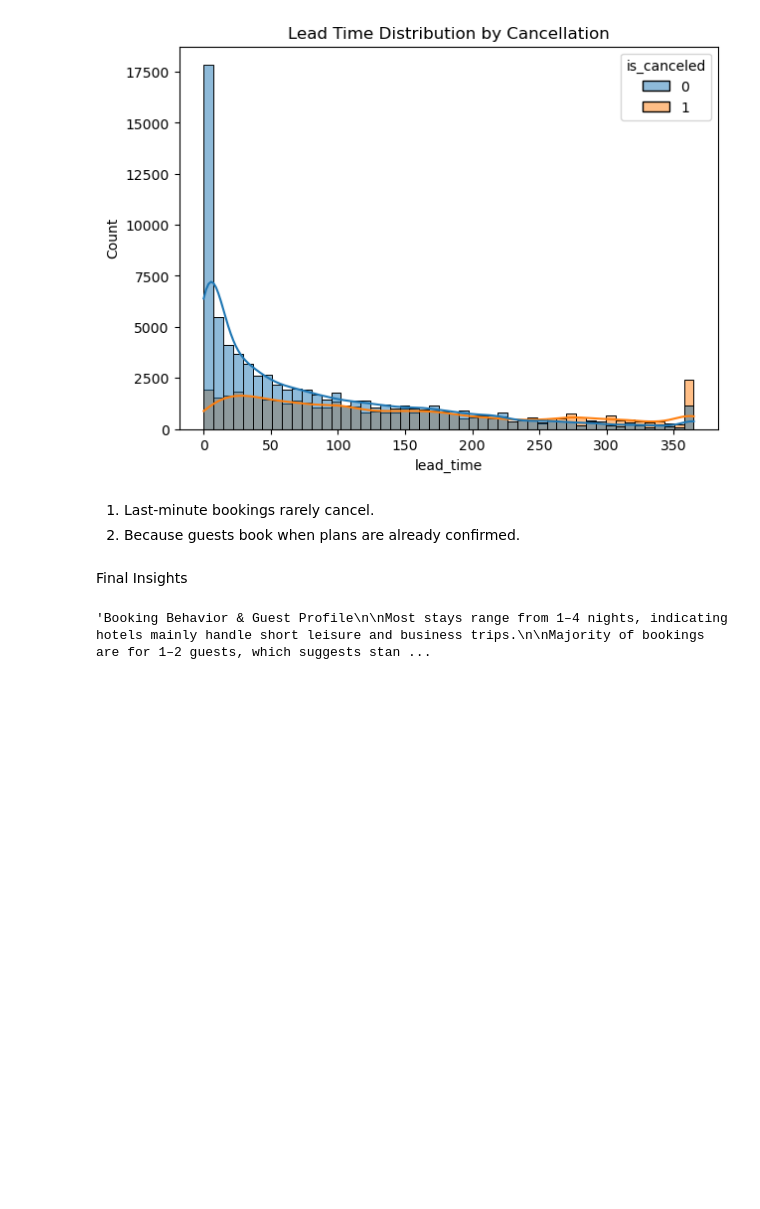
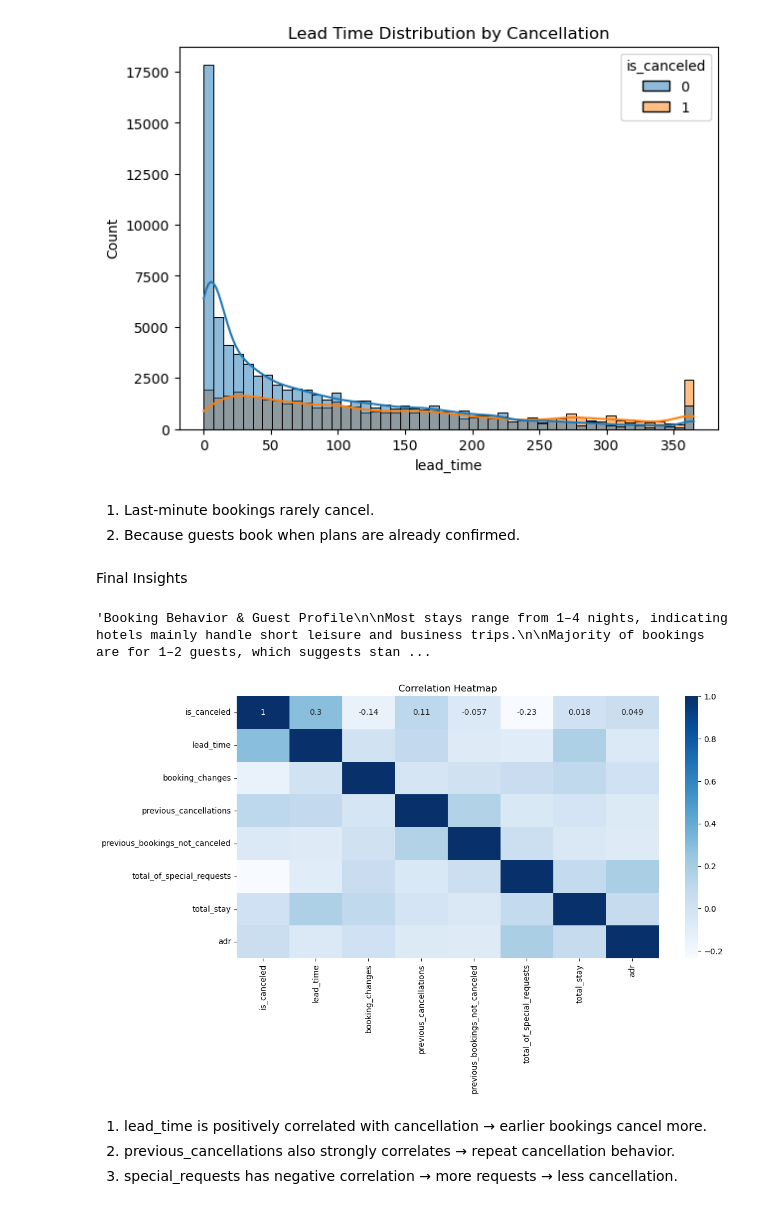
Before and after one commit to palak-verma-0309/Hotel-Booking-Cancellation-analysis, a Jupyter notebook: analysis.ipynb, the cells around one changed output. Cells and saved outputs as stored; diff of their text form; code cells hidden in the pictures; blank space fills up the shorter version.

Commit message:
Correlation Heatmap

```diff
--- a/analysis.ipynb
+++ b/analysis.ipynb
@@ -402,3 +402,15 @@ Last-minute bookings generally have one of the lowest cancellation rates.
 These reservations occur when travel plans are already confirmed, and thus represent low cancellation risk."""
 # %% [output]
 'Booking Behavior & Guest Profile\n\nMost stays range from 1–4 nights, indicating hotels mainly handle short leisure and business trips.\n\nMajority of bookings are for 1–2 guests, which suggests stan ...
+# %%
+plt.figure(figsize=(12,6))
+corr = df[['is_canceled','lead_time','booking_changes','previous_cancellations','previous_bookings_not_canceled','total_of_special_requests','total_stay','adr']].corr()
+sns.heatmap(corr, annot=True, cmap="Blues")
+plt.title("Correlation Heatmap")
+plt.show()
+# %% [output]
+[figure, added]
+# %% [markdown]
+1. lead_time is positively correlated with cancellation → earlier bookings cancel more.
+2. previous_cancellations also strongly correlates → repeat cancellation behavior.
+3. special_requests has negative correlation → more requests → less cancellation.
```
